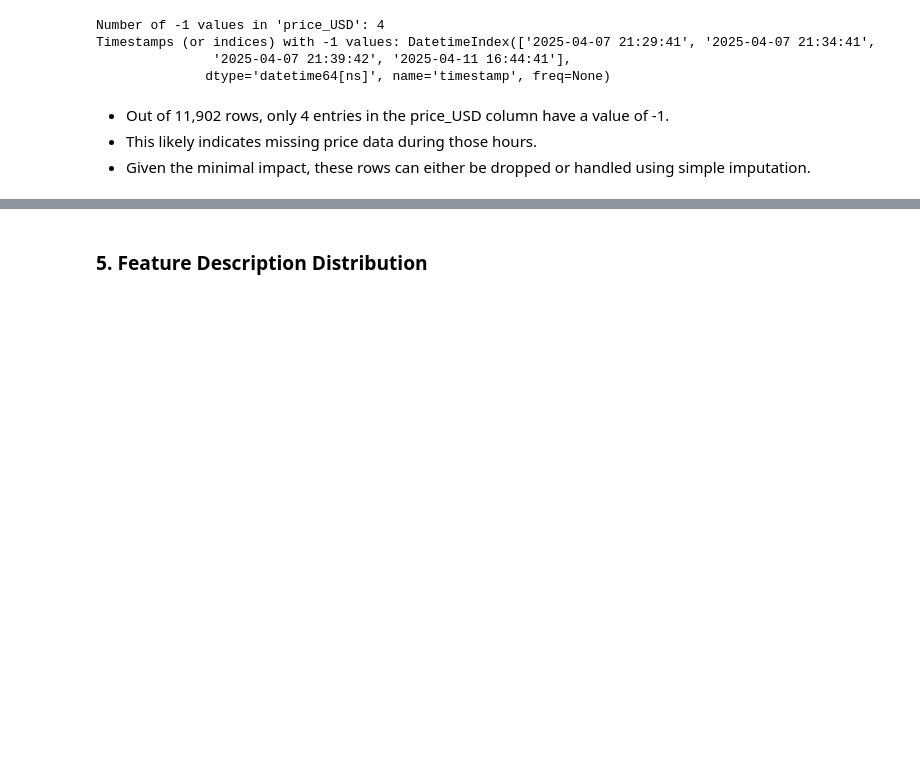
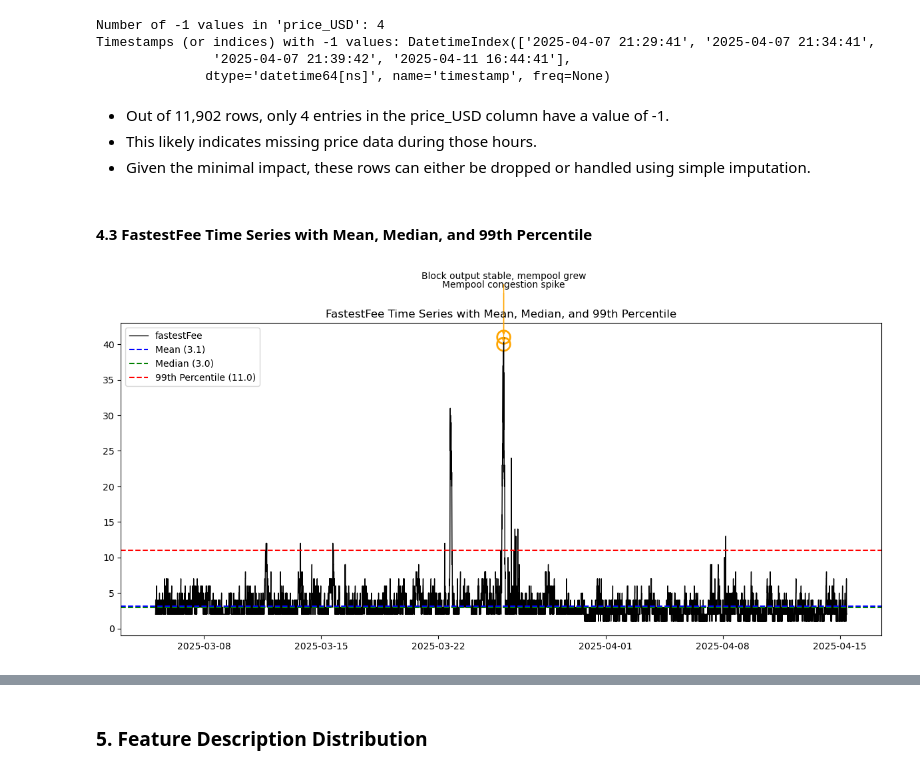
Before and after one commit to UBC-MDS/Capstone_SatCast_Trilemma, a Jupyter notebook: analysis/data_spec.ipynb, the cells around one changed output, grey strips where cells are left out. Saved outputs shown, nothing was run; the diff lists cells and outputs as text; code cells hidden in the pictures; blank space fills up the shorter version.

```diff
--- a/analysis/data_spec.ipynb
+++ b/analysis/data_spec.ipynb
@@ -226,3 +227,51 @@ Timestamps (or indices) with -1 values: DatetimeIndex(['2025-04-07 21:29:41', '2
 - Out of 11,902 rows, only 4 entries in the price_USD column have a value of -1.
 - This likely indicates missing price data during those hours.
 - Given the minimal impact, these rows can either be dropped or handled using simple imputation.
+# %% [markdown]
+#### 4.3 FastestFee Time Series with Mean, Median, and 99th Percentile
+# %%
+# 1. Extract the fastestFee series and drop any missing values
+s = df['recommended_fee_fastestFee'].dropna()
+
+# 2. Calculate summary statistics
+mean_val   = s.mean()
+median_val = s.median()
+upper99    = s.quantile(0.99)
+
+# 3. Identify the top 2 peak values and their timestamps
+top2 = s.nlargest(2)
+times = top2.index
+vals  = top2.values
+
+# 4. Create the plot
+plt.figure(figsize=(12, 6))
+plt.plot(s.index, s, color='black', linewidth=1, label='fastestFee')
+
+# 5. Plot horizontal lines for mean, median, and 99th percentile
+plt.axhline(mean_val,   color='blue',   linestyle='--', label=f'Mean ({mean_val:.1f})')
+plt.axhline(median_val, color='green',  linestyle='--', label=f'Median ({median_val:.1f})')
+plt.axhline(upper99,    color='red',    linestyle='--', label=f'99th Percentile ({upper99:.1f})')
+
+# 6. Highlight the two highest peaks with hollow bubbles and annotate them
+annotations = [
+    'Block output stable, mempool grew',     # First bubble (higher spike, occurred later)
+    'Mempool congestion spike'               # Second bubble (occurred earlier)
+]
+
+for (t, v), text in zip(zip(times, vals), annotations):
+    plt.scatter(t, v, s=200, facecolors='none',
+                edgecolors='orange', linewidths=2)
+    plt.annotate(
+        text,
+        xy=(t, v), xytext=(t, v * 1.2),
+        arrowprops=dict(arrowstyle='->', color='orange'),
+        ha='center'
+    )
+
+# 7. Add title, legend, and layout
+plt.title('FastestFee Time Series with Mean, Median, and 99th Percentile')
+plt.legend(loc='upper left')
+plt.tight_layout()
+plt.show()
+# %% [output]
+[figure, added]
```
Also changed, not shown: parts of 9 cells of this notebook.
